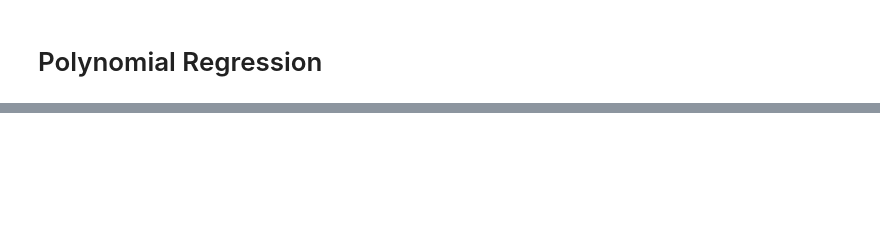
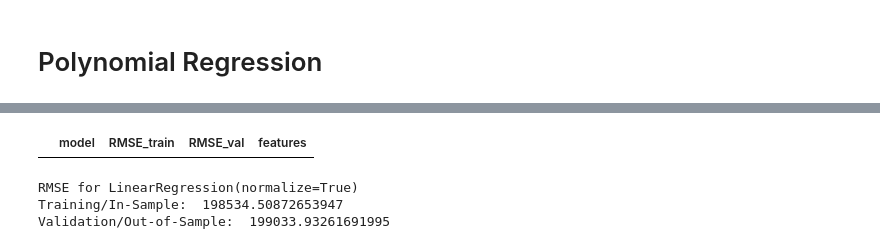
Before and after one commit to DanChurchill/regression_project_zillow, a Jupyter notebook: scale_test2.ipynb, the cells around one changed output, grey strips where cells are left out. Drawn from its saved outputs; the diff is of its cells as text; code cells hidden in the pictures; blank space fills up the shorter version.

```diff
--- a/scale_test2.ipynb
+++ b/scale_test2.ipynb
@@ -236,0 +271,10 @@ X_train
+# %%
+model_list = [LinearRegression(normalize=True), LassoLars(alpha=0), TweedieRegressor(power=0, alpha=0) ]
+# %% [output]
+|  | model | RMSE_train | RMSE_val | features |
+# %%
+zillow_model(LinearRegression(normalize=True), train, train.tax_value, validate, validate.tax_value, features))
+# %% [output]
+RMSE for LinearRegression(normalize=True)
+Training/In-Sample:  198534.50872653947
+Validation/Out-of-Sample:  199033.93261691995
```
Also changed, not shown: parts of 20 cells of this notebook, 9 other files.
